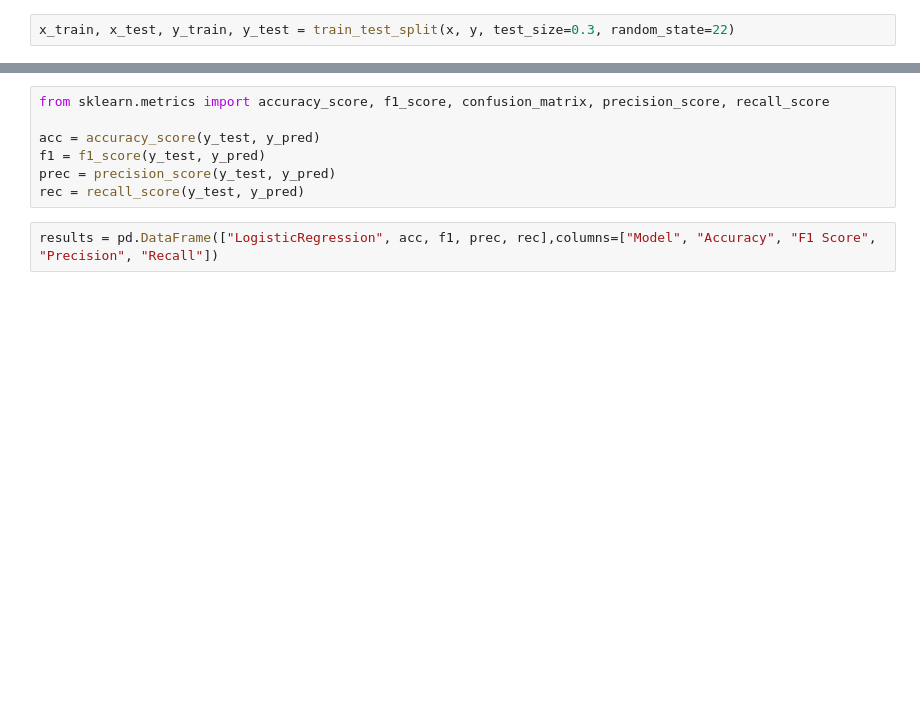
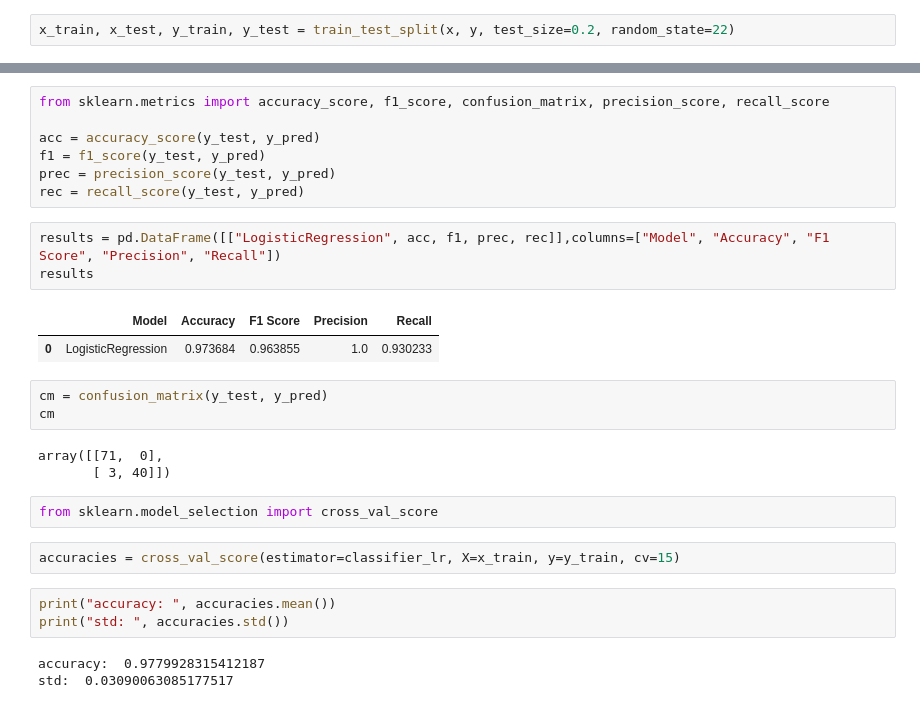
Before and after one commit to adamerikoff/learningDeepMachine, a Jupyter notebook: practice/breast_cancer.ipynb, the cells around one changed output, grey strips where cells are left out. Saved outputs shown, nothing was run; the diff lists cells and outputs as text; blank space fills up the shorter version.

```diff
--- a/practice/breast_cancer.ipynb
+++ b/practice/breast_cancer.ipynb
@@ -164,7 +164,7 @@ y = dataset.iloc[:,-1].values
 # %%
 from sklearn.model_selection import train_test_split
 # %%
-x_train, x_test, y_train, y_test = train_test_split(x, y, test_size=0.3, random_state=22)
+x_train, x_test, y_train, y_test = train_test_split(x, y, test_size=0.2, random_state=22)
 # %%
 from sklearn.preprocessing import StandardScaler
 # %%
@@ -189,4 +189,24 @@ f1 = f1_score(y_test, y_pred)
 prec = precision_score(y_test, y_pred)
 rec = recall_score(y_test, y_pred)
 # %%
-results = pd.DataFrame(["LogisticRegression", acc, f1, prec, rec],columns=["Model", "Accuracy", "F1 Score", "Precision", "Recall"])
+results = pd.DataFrame([["LogisticRegression", acc, f1, prec, rec]],columns=["Model", "Accuracy", "F1 Score", "Precision", "Recall"])
+results
+# %% [output]
+|  | Model | Accuracy | F1 Score | Precision | Recall |
+| 0 | LogisticRegression | 0.973684 | 0.963855 | 1.0 | 0.930233 |
+# %%
+cm = confusion_matrix(y_test, y_pred)
+cm
+# %% [output]
+array([[71,  0],
+       [ 3, 40]])
+# %%
+from sklearn.model_selection import cross_val_score
+# %%
+accuracies = cross_val_score(estimator=classifier_lr, X=x_train, y=y_train, cv=15)
+# %%
+print("accuracy: ", accuracies.mean())
+print("std: ", accuracies.std())
+# %% [output]
+accuracy:  0.9779928315412187
+std:  0.03090063085177517
```
